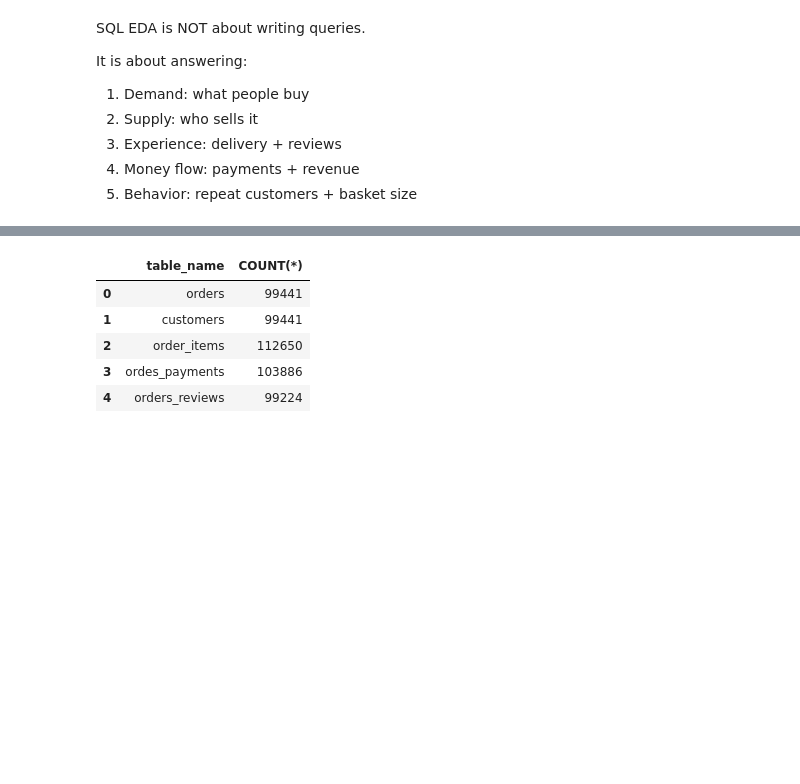
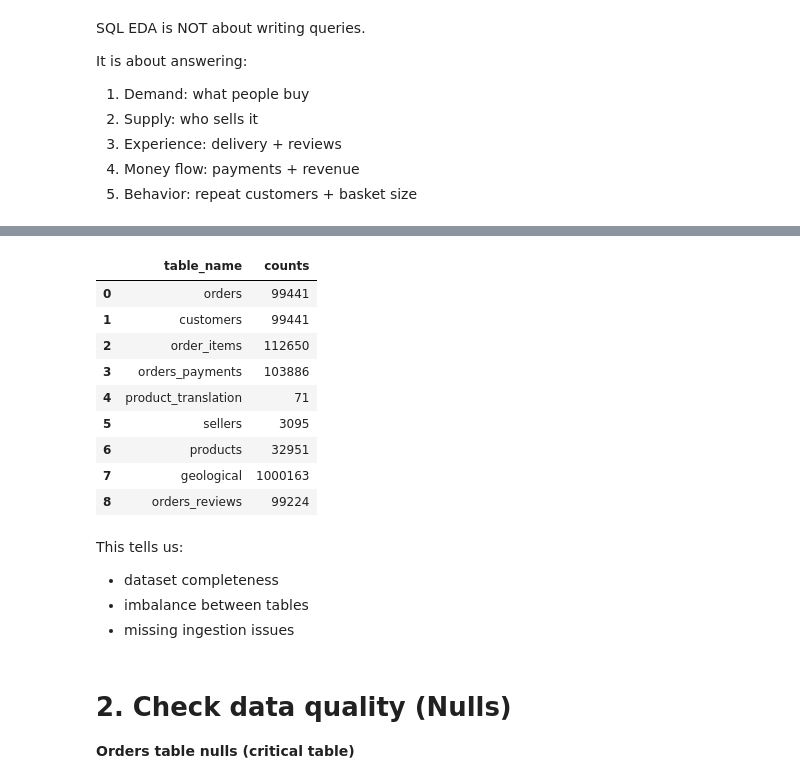
Before and after one commit to VusiFrelimoSkosana/MachineLearning-and-Artificial-Intelligence-Engineering, a Jupyter notebook: AIEngineeringAssociate/0_SQL/Brazilian E-Commerce Public Dataset.ipynb, the cells around one changed output, grey strips where cells are left out. Cells and saved outputs as stored; diff of their text form; code cells hidden in the pictures; blank space fills up the shorter version.

Commit message:
update of e-commerce public dataset file

```diff
--- a/AIEngineeringAssociate/0_SQL/Brazilian E-Commerce Public Dataset.ipynb
+++ b/AIEngineeringAssociate/0_SQL/Brazilian E-Commerce Public Dataset.ipynb
@@ -320,21 +317,42 @@ It is about answering:
 # %%
 
-result=pd.read_sql_query("""SELECT 'orders' AS table_name, COUNT(*) FROM orders
+result1=pd.read_sql_query("""SELECT 'orders' AS table_name, COUNT(*) AS counts FROM orders
 UNION ALL
 SELECT 'customers', COUNT(*) FROM customers
 UNION ALL
 SELECT 'order_items', COUNT(*) FROM order_items
 UNION ALL
-SELECT 'ordes_payments', COUNT(*) FROM orders_payment
+SELECT 'orders_payments', COUNT(*) FROM orders_payment
+UNION ALL
+SELECT 'product_translation' , COUNT(*) FROM product_translation
+UNION ALL
+SELECT 'sellers', COUNT(*) FROM sellers
+UNION ALL
+SELECT 'products', COUNT(*) FROM products
+UNION ALL
+SELECT 'geological', COUNT(*) from geological
 UNION ALL
 SELECT 'orders_reviews', COUNT(*) FROM orders_reviews;
 """,conn) #Use SQL
 
-display(result)
+display(result1)
 # %% [output]
-|  | table_name | COUNT(*) |
+|  | table_name | counts |
 | 0 | orders | 99441 |
 | 1 | customers | 99441 |
 | 2 | order_items | 112650 |
-| 3 | ordes_payments | 103886 |
-| 4 | orders_reviews | 99224 |
+| 3 | orders_payments | 103886 |
+| 4 | product_translation | 71 |
+| 5 | sellers | 3095 |
+| 6 | products | 32951 |
+| 7 | geological | 1000163 |
+| 8 | orders_reviews | 99224 |
+# %% [markdown]
+This tells us:
+
+- dataset completeness
+- imbalance between tables
+- missing ingestion issues
+# %% [markdown]
+# 2. Check data quality (Nulls)
+**Orders table nulls (critical table)**
```
Also changed, not shown: parts of 21 cells of this notebook.
